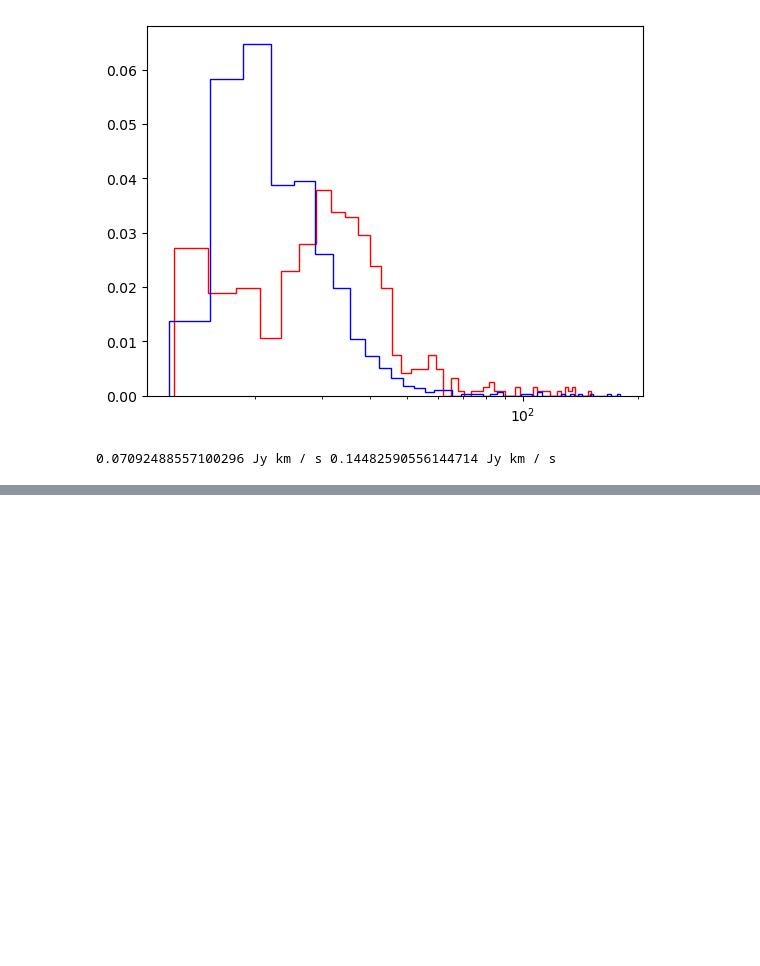
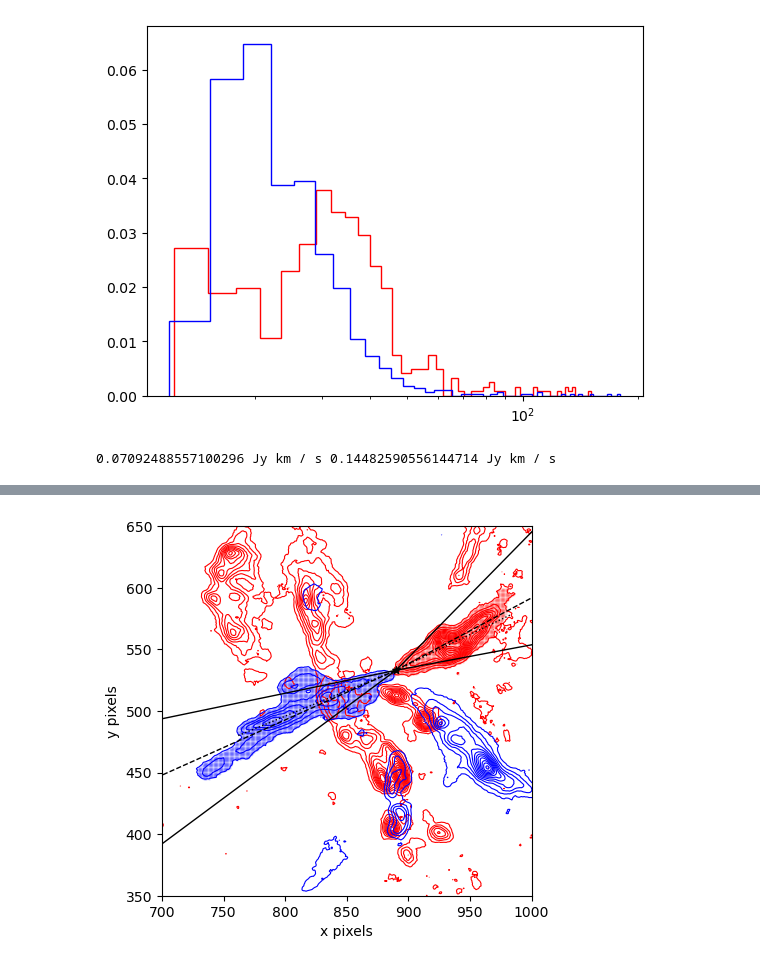
Before and after one commit to femkeballieux/master_project_2, a Jupyter notebook: code/LTERadtrans_RotDiagram_G008.67.ipynb, the cells around one changed output, grey strips where cells are left out. Saved outputs shown, nothing was run; the diff lists cells and outputs as text; code cells hidden in the pictures; blank space fills up the shorter version.

```diff
--- a/code/LTERadtrans_RotDiagram_G008.67.ipynb
+++ b/code/LTERadtrans_RotDiagram_G008.67.ipynb
@@ -882,0 +1118,59 @@ The red B dynamic time is 2.65e+03 pm 527.1 years
+# %%
+"""
+Same plot, but now with new angles
+"""
+
+#Check the masking
+fig = plt.figure()
+ax = fig.add_subplot(111)
+
+#central protostar
+plt.scatter(point1_redA[0], point1_redA[1], s=30, color='black', zorder=10, marker='*')
+
+#red
+plt.scatter(outflow_red_x_maskedA, outflow_red_y_maskedA, s=1, color='red', alpha=0.1)
+plt.plot([point1_redA[0], point2_redA[0]], [point1_redA[1], point2_redA[1]], color='black', zorder=20, linewidth=1, linestyle=':')
+contourlevels_red=np.array([3,8,13,18,23,28,33,38,43,48,53,58,63,68,73,78])*B6_red_rms_unsmoothed
+contours_red=ax.contour(B6_red_unsmoothed.value, levels=contourlevels_red, colors='red', linewidths=0.8) #Only place we use unclipped M0 maps
+
+plt.scatter(outflow_blue_x_maskedA, outflow_blue_y_maskedA, s=1, color='blue', alpha=0.1)
+plt.plot([point1_blueA[0], point2_blueA[0]], [point1_blueA[1], point2_blueA[1]], color='black', zorder=20, linewidth=1, linestyle=':')
+contourlevels_blue=np.array([3,8,13,18,23,28,33,38,43,48,53,58,63,68,73,78])*B6_blue_rms_unsmoothed
+contours_blue=ax.contour(B6_blue_unsmoothed.value, levels=contourlevels_blue, colors='blue', linewidths=0.8) #Only place we use unclipped M0 maps
+
+ax.set_xlim(700,1000)
+ax.set_ylim(350,650)
+
+plt.xlabel('x pixels')
+plt.ylabel('y pixels')
+ax.set_aspect('equal')
+
+#Plot the new angles
+def rotate_vector(x, y, mu):
+    # Calculate the components of the new vector after rotation
+    mu = np.radians(mu)
+    x_new = x * np.cos(mu) - y * np.sin(mu)
+    y_new = x * np.sin(mu) + y * np.cos(mu)
+    return np.array([x_new, y_new])
+
+#vector_axis_red is point 2 minus point 1, so assumes point 1 as origin
+scaling = 2 #Scaling factor for the new axis, random number, only for plotting
+new_axis_redA = rotate_vector(vector_axis_redA[0], vector_axis_redA[1], -mu_redA) * scaling #the new vector from fitted mu. Take negative mu because of conventions
+new_axis_blueA = rotate_vector(vector_axis_blueA[0], vector_axis_blueA[1], -mu_blueA) * scaling
+
+upper_angle_redA = rotate_vector(vector_axis_redA[0], vector_axis_redA[1], -(mu_redA + 0.5*fwqm_redA)) * scaling
+lower_angle_redA = rotate_vector(vector_axis_redA[0], vector_axis_redA[1], -(mu_redA - 0.5*fwqm_redA)) * scaling
+
+upper_angle_blueA = rotate_vector(vector_axis_blueA[0], vector_axis_blueA[1], -(mu_blueA + 0.5*fwqm_blueA)) * scaling
+lower_angle_blueA = rotate_vector(vector_axis_blueA[0], vector_axis_blueA[1], -(mu_blueA - 0.5*fwqm_blueA)) * scaling
+
+plt.plot([point1_redA[0], point1_redA[0] + new_axis_redA[0]], [point1_redA[1], point1_redA[1] + new_axis_redA[1]], color='black', linestyle='--', linewidth=1)
+plt.plot([point1_redA[0], point1_redA[0] + upper_angle_redA[0]], [point1_redA[1], point1_redA[1] + upper_angle_redA[1]], color='black', linestyle='-', linewidth=1)
+plt.plot([point1_redA[0], point1_redA[0] + lower_angle_redA[0]], [point1_redA[1], point1_redA[1] + lower_angle_redA[1]], color='black', linestyle='-', linewidth=1)
+plt.plot([point1_blueA[0], point1_blueA[0] + new_axis_blueA[0]], [point1_blueA[1], point1_blueA[1] + new_axis_blueA[1]], color='black', linestyle='--', linewidth=1)
+plt.plot([point1_blueA[0], point1_blueA[0] + upper_angle_blueA[0]], [point1_blueA[1], point1_blueA[1] + upper_angle_blueA[1]], color='black', linestyle='-', linewidth=1)
+plt.plot([point1_blueA[0], point1_blueA[0] + lower_angle_blueA[0]], [point1_blueA[1], point1_blueA[1] + lower_angle_blueA[1]], color='black', linestyle='-', linewidth=1)
+plt.savefig(fname=path+'plots/contour+pixels+angles_'+source_name+'_A.png', dpi=300, bbox_inches='tight' )
+plt.show()
+# %% [output]
+[figure, added]
```
Also changed, not shown: parts of 8 cells of this notebook, 9 other files.
